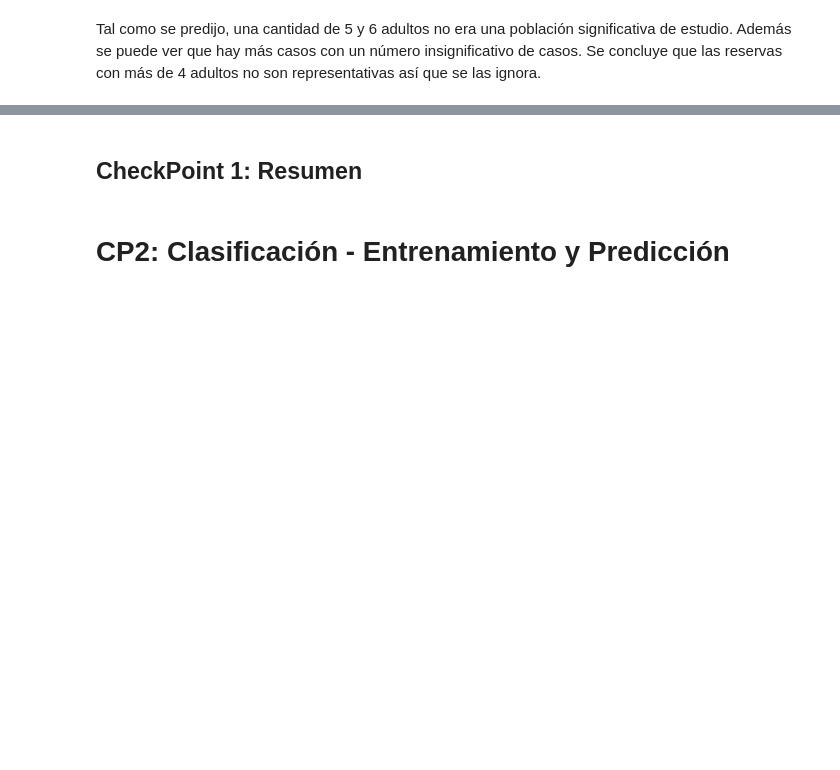
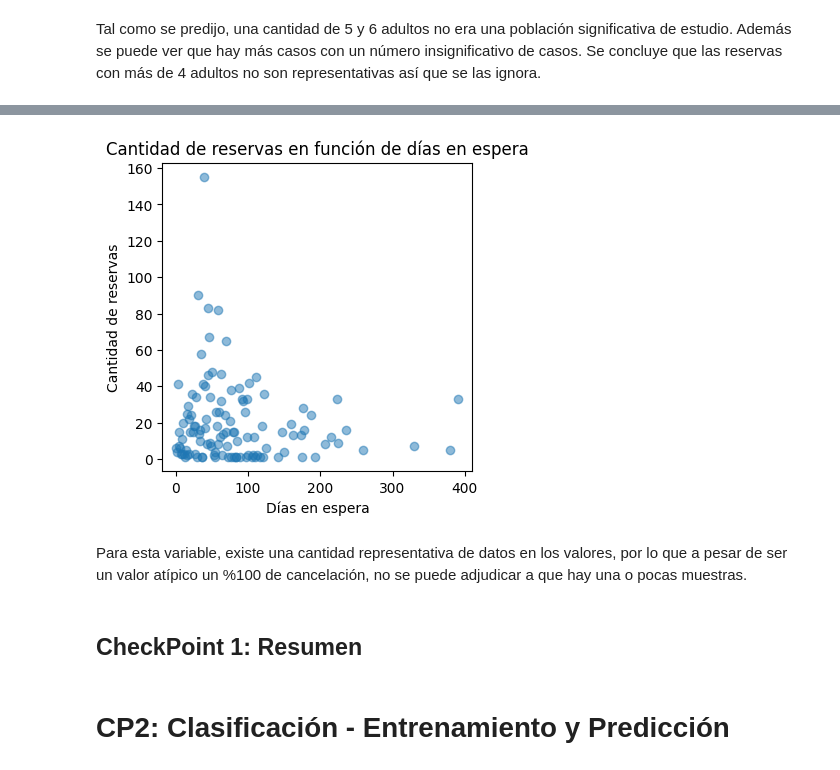
Before and after one commit to InspectorDave/OrgaDeDatos-TPs, a Jupyter notebook: 7506R_TP1_GRUPO11_CHP1_ENTREGA.ipynb, the cells around one changed output, grey strips where cells are left out. Drawn from its saved outputs; the diff is of its cells as text; code cells hidden in the pictures; blank space fills up the shorter version.

```diff
--- a/7506R_TP1_GRUPO11_CHP1_ENTREGA.ipynb
+++ b/7506R_TP1_GRUPO11_CHP1_ENTREGA.ipynb
@@ -1951,3 +1955,17 @@ Tal como se predijo, una cantidad de 5 y 6 adultos no era una población signifi
+# %%
+days_waiting_df = hotels_df['days_in_waiting_list'].value_counts()
+days_waiting_df = days_waiting_df.drop(0)
+
+plt.figure()
+plt.scatter(days_waiting_df.index, days_waiting_df.values, alpha=0.5)
+plt.title('Cantidad de reservas en función de días en espera')
+plt.xlabel('Días en espera')
+plt.ylabel('Cantidad de reservas')
+plt.show()
+# %% [output]
+[figure, added]
+# %% [markdown]
+Para esta variable, existe una cantidad representativa de datos en los valores, por lo que a pesar de ser un valor atípico un %100 de cancelación, no se puede adjudicar a que hay una o pocas muestras.
 # %% [markdown]
 ## CheckPoint 1: Resumen
 # %% [markdown]
```
Also changed, not shown: parts of 7 cells of this notebook.
